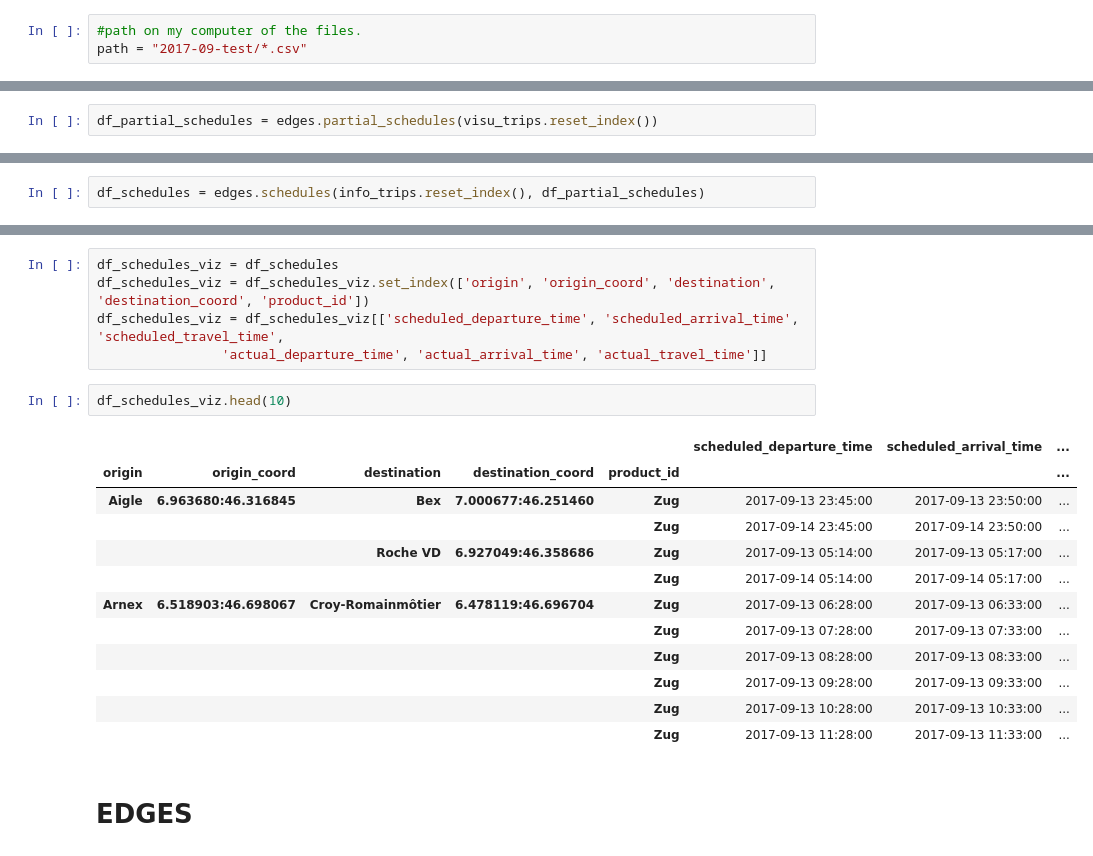
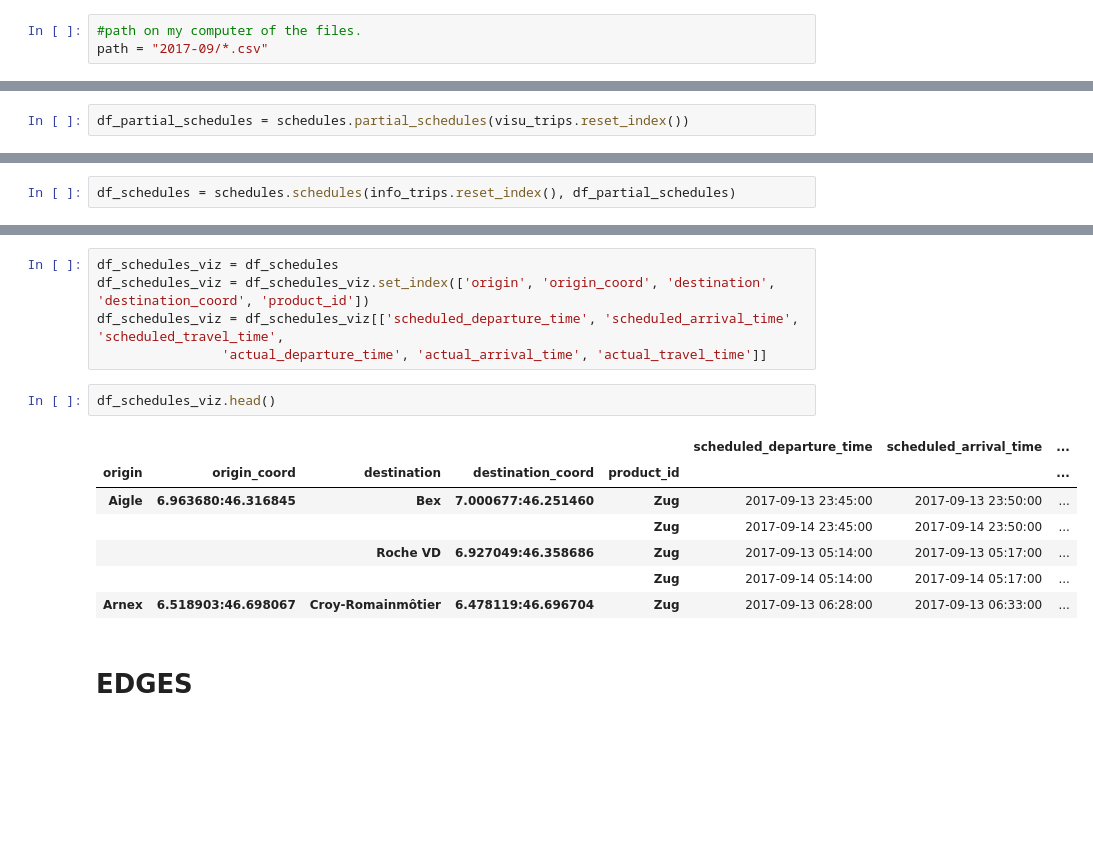
Before and after one commit to mbanga9/DataScience_Labs, a Jupyter notebook: Final-Project-2.ipynb, the cells around one changed output, grey strips where cells are left out. Saved outputs shown, nothing was run; the diff lists cells and outputs as text; blank space fills up the shorter version.

```diff
--- a/Final-Project-2.ipynb
+++ b/Final-Project-2.ipynb
@@ -6,7 +41,7 @@
 ### Load the data published by the Open Data Platform Swiss Public Transport (https://opentransportdata.swiss).
 # %%
 #path on my computer of the files.
-path = "2017-09-test/*.csv"
+path = "2017-09/*.csv"
 # %%
 #useful list
 data = []
@@ -188,7 +217,7 @@ df_schedules.to_pickle('df_schedules')
 # %% [markdown]
 # SCHEDULES
 # %%
-df_partial_schedules = edges.partial_schedules(visu_trips.reset_index())
+df_partial_schedules = schedules.partial_schedules(visu_trips.reset_index())
 # %%
 df_partial_schedules.head()
 # %% [output]
@@ -199,5 +228,5 @@ df_partial_schedules.head()
 | 3 | Arnex | La Sarraz | Zug |
 | 4 | Arth-Goldau | Zug | Zug |
 # %%
-df_schedules = edges.schedules(info_trips.reset_index(), df_partial_schedules)
+df_schedules = schedules.schedules(info_trips.reset_index(), df_partial_schedules)
 # %%
@@ -220,19 +244,14 @@ df_schedules_viz = df_schedules_viz.set_index(['origin', 'origin_coord', 'destin
 df_schedules_viz = df_schedules_viz[['scheduled_departure_time', 'scheduled_arrival_time', 'scheduled_travel_time',
                 'actual_departure_time', 'actual_arrival_time', 'actual_travel_time']]
 # %%
-df_schedules_viz.head(10)
+df_schedules_viz.head()
 # %% [output]
 |  |  |  |  |  | scheduled_departure_time | scheduled_arrival_time | ... |
 | origin | origin_coord | destination | destination_coord | product_id |  |  | ... |
 | Aigle | 6.963680:46.316845 | Bex | 7.000677:46.251460 | Zug | 2017-09-13 23:45:00 | 2017-09-13 23:50:00 | ... |
 |  |  |  |  | Zug | 2017-09-14 23:45:00 | 2017-09-14 23:50:00 | ... |
 |  |  | Roche VD | 6.927049:46.358686 | Zug | 2017-09-13 05:14:00 | 2017-09-13 05:17:00 | ... |
 |  |  |  |  | Zug | 2017-09-14 05:14:00 | 2017-09-14 05:17:00 | ... |
 | Arnex | 6.518903:46.698067 | Croy-Romainmôtier | 6.478119:46.696704 | Zug | 2017-09-13 06:28:00 | 2017-09-13 06:33:00 | ... |
-|  |  |  |  | Zug | 2017-09-13 07:28:00 | 2017-09-13 07:33:00 | ... |
-|  |  |  |  | Zug | 2017-09-13 08:28:00 | 2017-09-13 08:33:00 | ... |
-|  |  |  |  | Zug | 2017-09-13 09:28:00 | 2017-09-13 09:33:00 | ... |
-|  |  |  |  | Zug | 2017-09-13 10:28:00 | 2017-09-13 10:33:00 | ... |
-|  |  |  |  | Zug | 2017-09-13 11:28:00 | 2017-09-13 11:33:00 | ... |
 # %% [markdown]
 # EDGES
```
Also changed, not shown: parts of 22 cells of this notebook, 19 other files.
